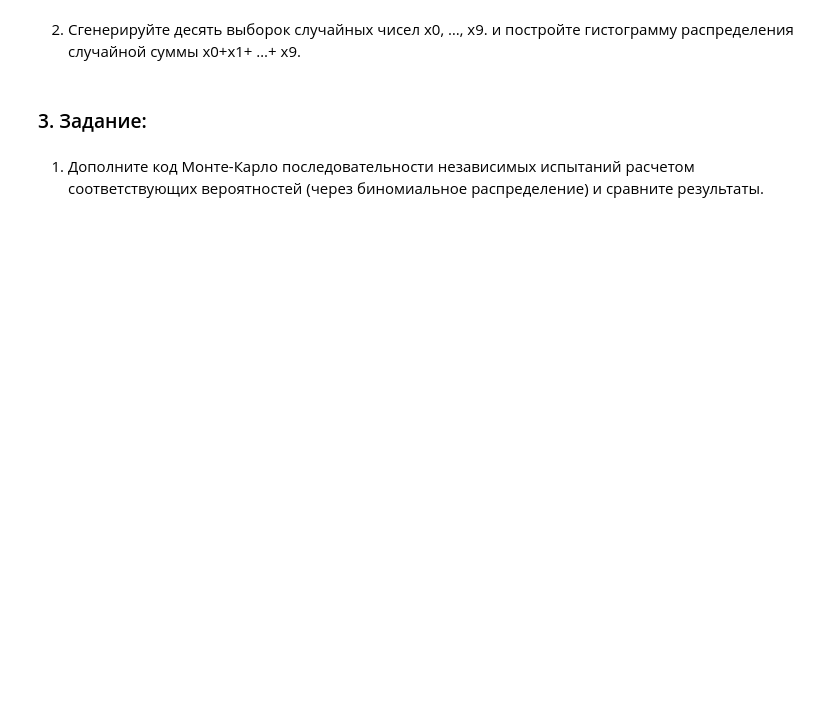
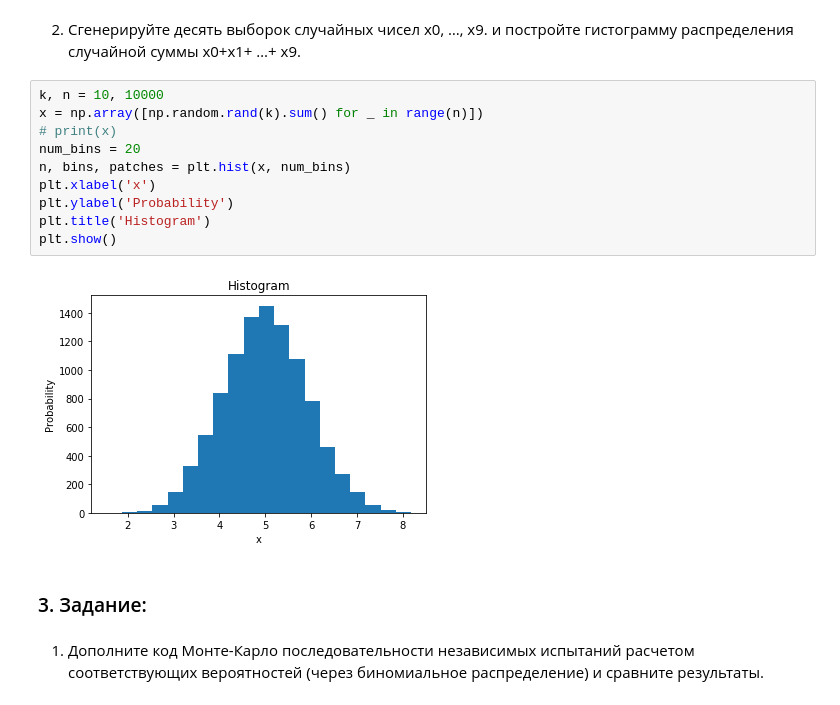
Before and after one commit to barinsm/GeekBrains, a Jupyter notebook: hw02.ipynb, the cells around one changed output. Drawn from its saved outputs; the diff is of its cells as text; blank space fills up the shorter version.

```diff
--- a/hw02.ipynb
+++ b/hw02.ipynb
@@ -153,6 +228,18 @@ for i in range(0, 10):
 # %% [markdown]
 2) Сгенерируйте десять выборок случайных чисел х0, …, х9.
 и постройте гистограмму распределения случайной суммы х0+х1+ …+ х9.
+# %%
+k, n = 10, 10000
+x = np.array([np.random.rand(k).sum() for _ in range(n)])
+# print(x)
+num_bins = 20
+n, bins, patches = plt.hist(x, num_bins)
+plt.xlabel('x')
+plt.ylabel('Probability')
+plt.title('Histogram')
+plt.show()
+# %% [output]
+[figure, added]
 # %% [markdown]
 ### 3. Задание:
 # %% [markdown]
```
Also changed, not shown: parts of 31 cells of this notebook.
